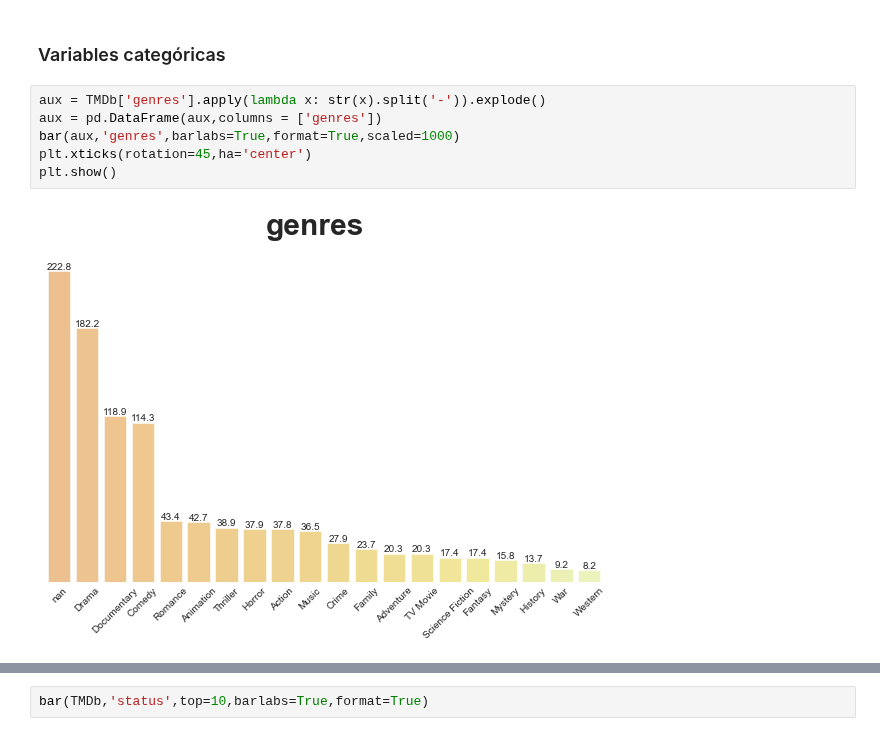
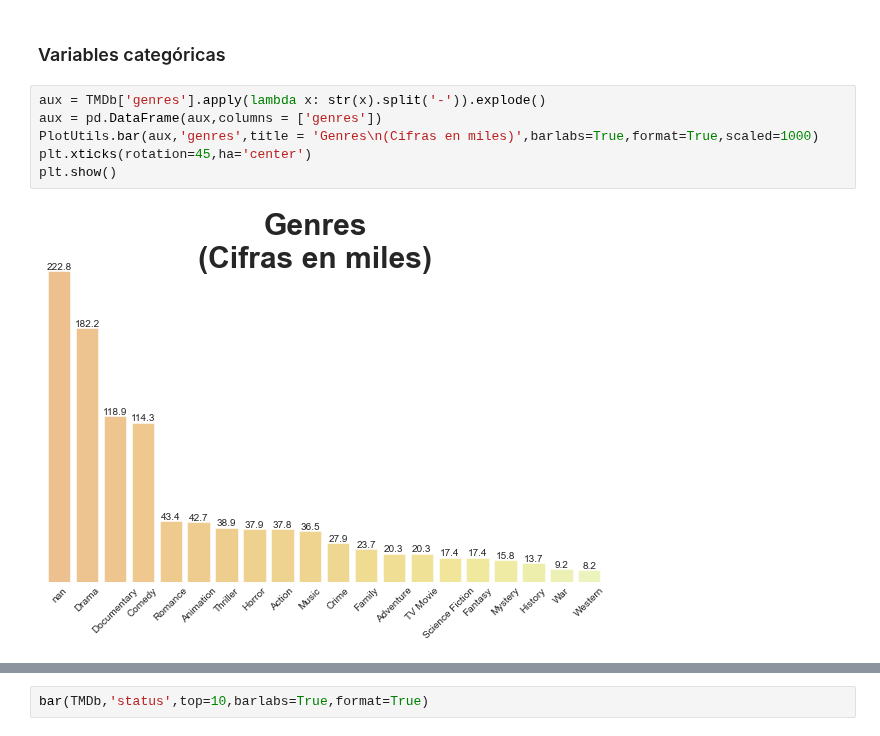
Before and after one commit to jesus-valencia97/Diplomado-en-ciencia-de-datos, a Jupyter notebook: Proyecto/Modulo 5/M1/M5 - Modulo1.ipynb, the cells around one changed output, grey strips where cells are left out. Saved outputs shown, nothing was run; the diff lists cells and outputs as text.

Commit message:
Cambios en plots

```diff
--- a/Proyecto/Modulo 5/M1/M5 - Modulo1.ipynb
+++ b/Proyecto/Modulo 5/M1/M5 - Modulo1.ipynb
@@ -264,9 +136,9 @@ VA
 # %%
 aux = TMDb['genres'].apply(lambda x: str(x).split('-')).explode()
 aux = pd.DataFrame(aux,columns = ['genres'])
-bar(aux,'genres',barlabs=True,format=True,scaled=1000)
+PlotUtils.bar(aux,'genres',title = 'Genres\n(Cifras en miles)',barlabs=True,format=True,scaled=1000)
 plt.xticks(rotation=45,ha='center')
 plt.show()
 # %% [output]
-[figure, old version]
+[figure, new version]
 # %%
```
Also changed, not shown: parts of 6 cells of this notebook, 2 other files.
